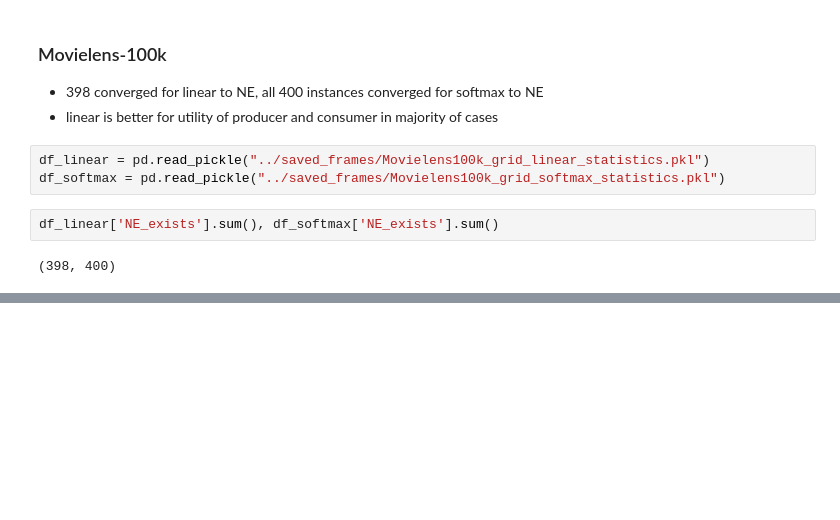
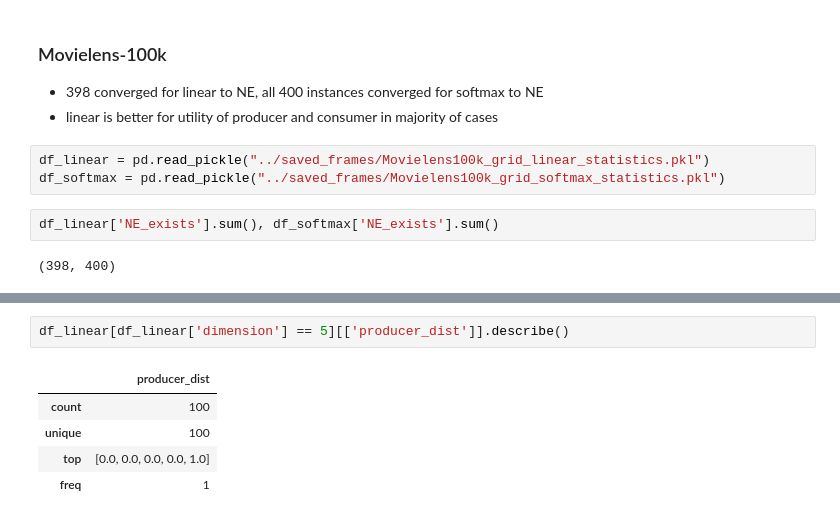
Before and after one commit to krishnacharya/recsys_eq, a Jupyter notebook: notebooks/Percentage_convergencetoNE-uniform-sorted-movielens.ipynb, the cells around one changed output, grey strips where cells are left out. Saved outputs shown, nothing was run; the diff lists cells and outputs as text; blank space fills up the shorter version.

```diff
--- a/notebooks/Percentage_convergencetoNE-uniform-sorted-movielens.ipynb
+++ b/notebooks/Percentage_convergencetoNE-uniform-sorted-movielens.ipynb
@@ -155,0 +183,8 @@ dtype: int64
+# %%
+df_linear[df_linear['dimension'] == 5][['producer_dist']].describe()
+# %% [output]
+|  | producer_dist |
+| count | 100 |
+| unique | 100 |
+| top | [0.0, 0.0, 0.0, 0.0, 1.0] |
+| freq | 1 |
```
Also changed, not shown: parts of 14 cells of this notebook, 5 other files.
